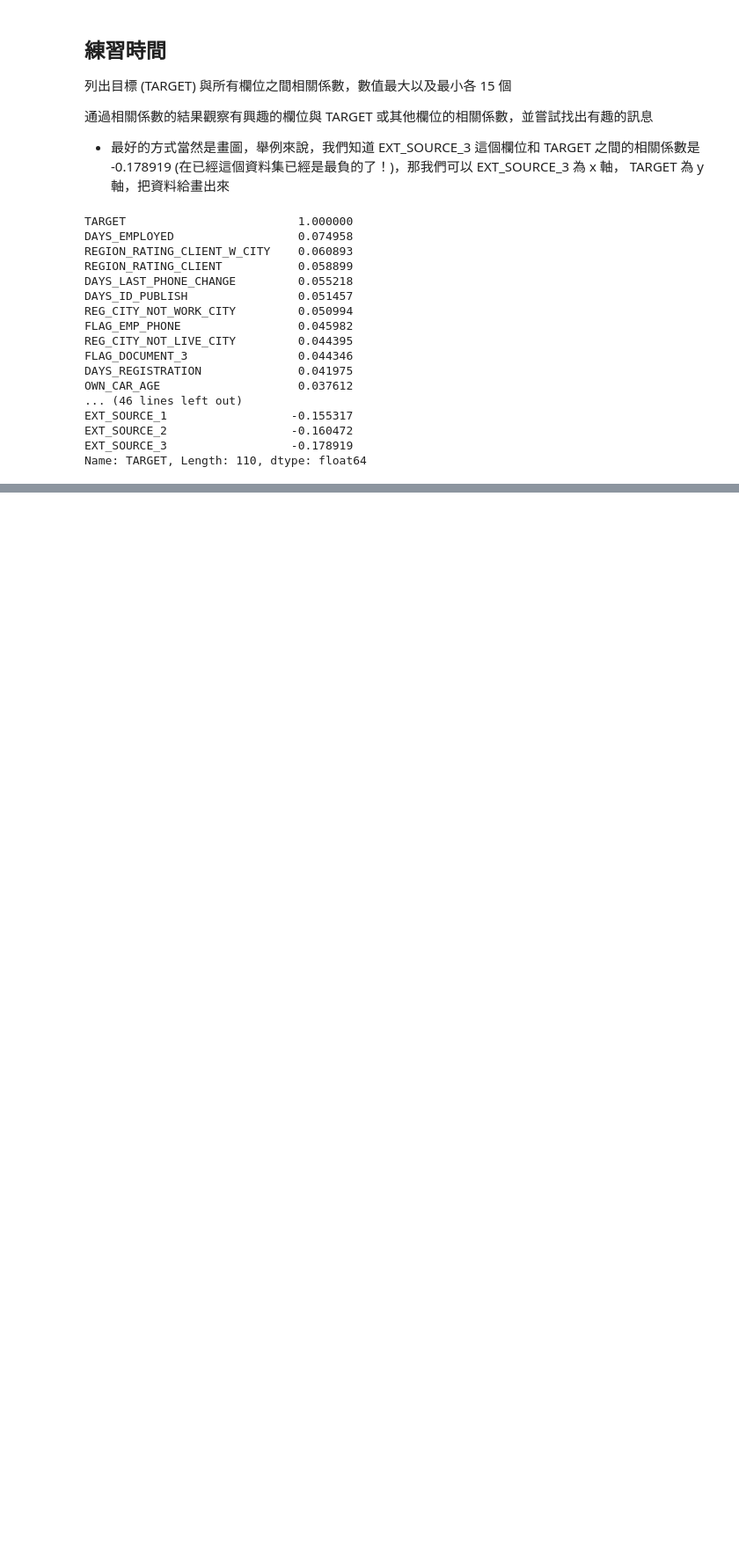
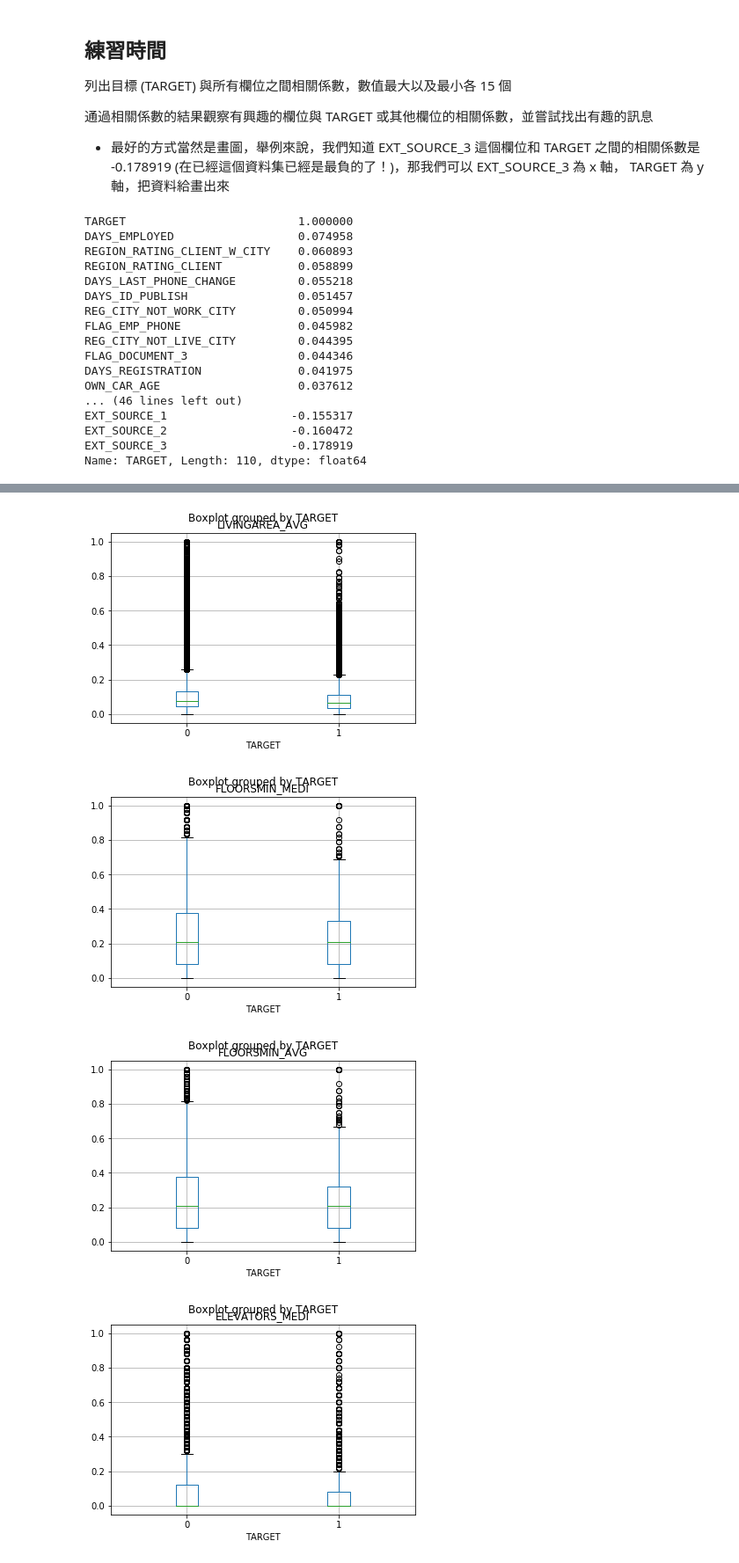
Before and after one commit to IanFan/ML100-Days_2, a Jupyter notebook: Day_010_HW.ipynb, the cells around one changed output, grey strips where cells are left out. Shown: that part at 88% size. Saved outputs shown, nothing was run; the diff lists cells and outputs as text; code cells hidden in the pictures; blank space fills up the shorter version.

```diff
--- a/Day_010_HW.ipynb
+++ b/Day_010_HW.ipynb
@@ -169,0 +197,9 @@ for col in cr_sort_low.index.values:
+# %%
+for col in cr_sort_low.index.values:
+    app_train.boxplot(column=col,by='TARGET')
+    plt.show()
+# %% [output]
+[figure, added]
+[figure, added]
+[figure, added]
+[figure, added]
```
Also changed, not shown: parts of 6 cells of this notebook.
